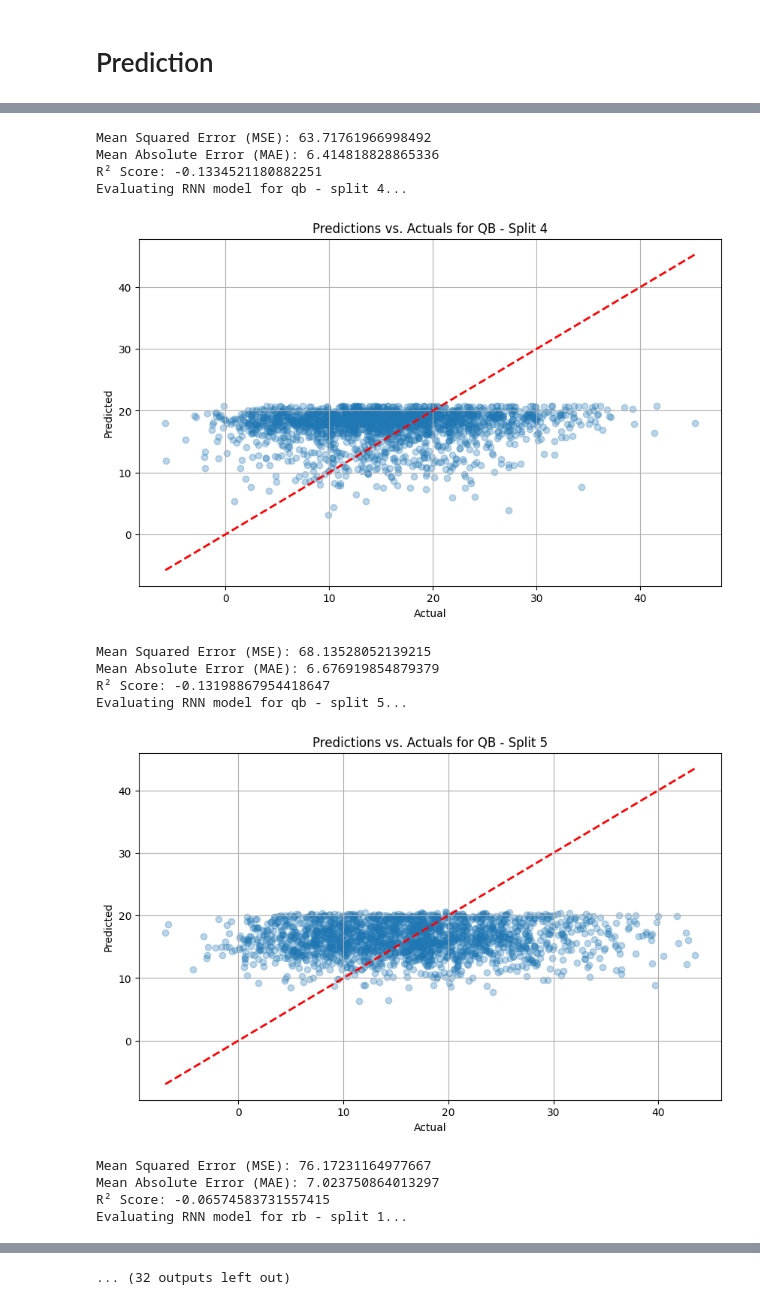
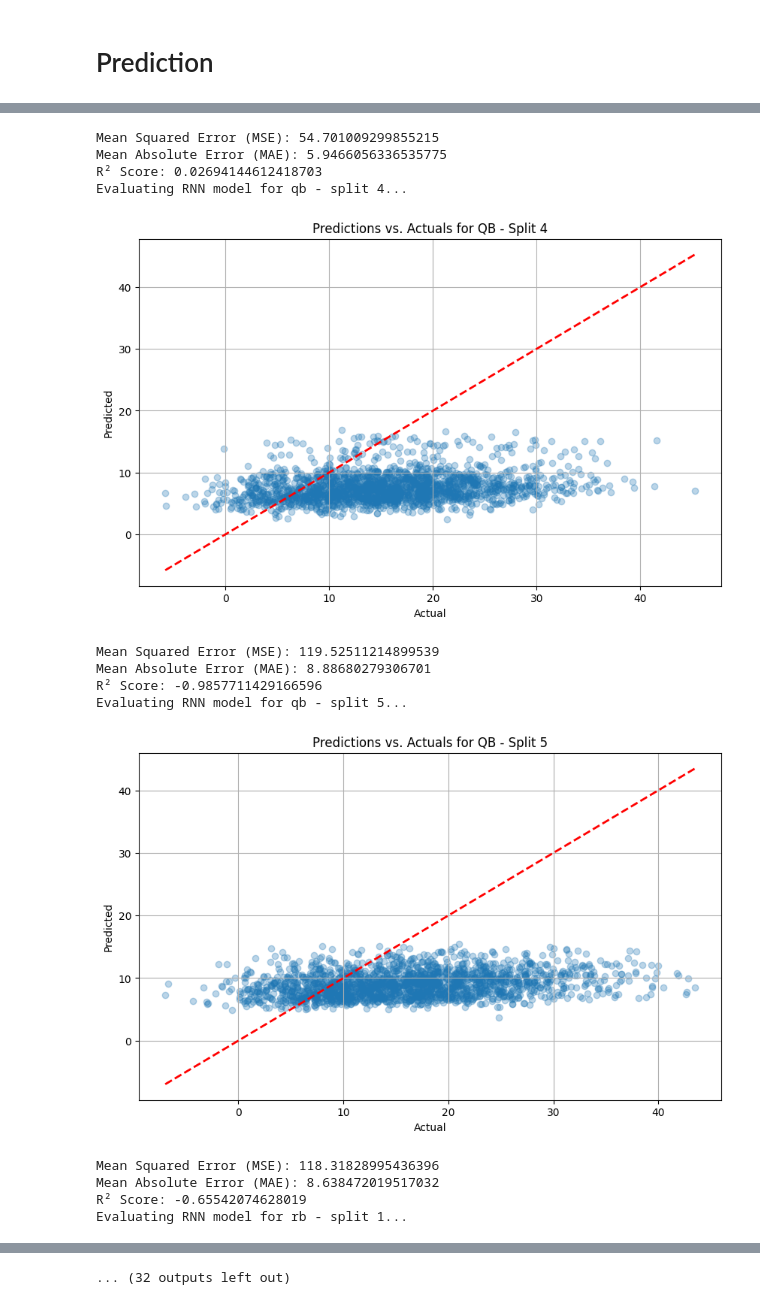
Before and after one commit to calderlen/ff2024, a Jupyter notebook: main.ipynb, the cells around one changed output, grey strips where cells are left out. Cells and saved outputs as stored; diff of their text form; code cells hidden in the pictures.

```diff
--- a/main.ipynb
+++ b/main.ipynb
@@ -368,7 +364,7 @@ for key, datasets in normalized_datasets.items():
 # %% [markdown]
 ### LSTM Model
 # %%
-def create_rnn_model(input_shape, units=50, num_lstm_layers=1, activation='tanh', recurrent_activation='sigmoid',
+def create_lstm_model(input_shape, units=50, num_lstm_layers=1, activation='tanh', recurrent_activation='sigmoid',
                      use_bias=True, kernel_initializer='glorot_uniform', recurrent_initializer='orthogonal',
                      bias_initializer='zeros', unit_forget_bias=True, kernel_regularizer=None,
                      recurrent_regularizer=None, bias_regularizer=None, activity_regularizer=None,
@@ -470,7 +466,7 @@ def create_rnn_model(input_shape, units=50, num_lstm_layers=1, activation='tanh'
 # %%
 def build_gru_model(
     input_shape,
-    units,
+    units=64,
     activation="tanh",
     recurrent_activation="sigmoid",
     use_bias=True,
@@ -493,7 +489,6 @@ def build_gru_model(
     stateful=False,
     unroll=False,
     reset_after=True,
-    use_cudnn="auto",
     **kwargs
 ):
     model = Sequential()
@@ -522,7 +517,6 @@ def build_gru_model(
         stateful=stateful,
         unroll=unroll,
         reset_after=reset_after,
-        use_cudnn=use_cudnn,
         input_shape=input_shape,
         **kwargs
     ))
@@ -543,4 +537,7 @@ def build_gru_model(
     # Example: Add a final output layer (regression case)
     model.add(Dense(units=1, activation='linear'))
 
+
+    model.compile(optimizer=Adam(learning_rate=0.001), loss='mse', metrics=['mae'])
+
     return model
@@ -571,7 +586,7 @@ for key, datasets in normalized_datasets.items():
         input_shape = dataset['X_train'].shape[1:]
 
         # Create the RNN model
-        model = create_rnn_model(input_shape, num_lstm_layers=4)
+        model = create_lstm_model(input_shape, num_lstm_layers=4)
 
         # Train the model
         model.fit(
@@ -585,6 +600,6 @@ for key, datasets in normalized_datasets.items():
         )
 
         # Store the model
-        rnn_models[key].append(model)
+        rnn_models_lstm[key].append(model)
 # %% [output]
 Training RNN model for qb - split 1...
@@ -682,7 +700,9 @@ for key, datasets in normalized_datasets.items():
         input_shape = dataset['X_train'].shape[1:]
 
         # Create the RNN model
-        model = build_gru_model(input_shape)
+        model = build_gru_model(input_shape
+                                units=512,
+                                )
 
         # Train the model
         model.fit(
@@ -803,7 +841,7 @@ def evaluate_predictions(y_true, y_pred):
     print(f'R² Score: {r2}')
     return mse, mae, r2
 
-for key, predictions in rnn_predictions.items():
+for key, predictions in rnn_predictions_gru.items():
     for i, prediction in enumerate(predictions):
         dataset = normalized_datasets[key][i]
         y_true = dataset['y_test']
@@ -826,7 +864,7 @@ evaluation_results = {
     'te': []
 }
 
-for key, predictions in rnn_predictions.items():
+for key, predictions in rnn_predictions_gru.items():
     for i, prediction in enumerate(predictions):
         dataset = normalized_datasets[key][i]
         y_true = dataset['y_test']
@@ -851,7 +889,7 @@ evaluation_results = {
 }
 
 # Evaluate predictions and store the MSE, MAE, R² score
-for key, predictions in rnn_predictions.items():
+for key, predictions in rnn_predictions_gru.items():
     for i, prediction in enumerate(predictions):
         dataset = normalized_datasets[key][i]
         y_true = dataset['y_test']
@@ -890,14 +928,14 @@ Evaluating RNN model for qb - split 3...
-Mean Squared Error (MSE): 63.71761966998492
-Mean Absolute Error (MAE): 6.414818828865336
-R² Score: -0.1334521180882251
+Mean Squared Error (MSE): 54.701009299855215
+Mean Absolute Error (MAE): 5.9466056336535775
+R² Score: 0.02694144612418703
 Evaluating RNN model for qb - split 4...
-[figure, old version]
+[figure, new version]
-Mean Squared Error (MSE): 68.13528052139215
-Mean Absolute Error (MAE): 6.676919854879379
-R² Score: -0.13198867954418647
+Mean Squared Error (MSE): 119.52511214899539
+Mean Absolute Error (MAE): 8.88680279306701
+R² Score: -0.9857711429166596
 Evaluating RNN model for qb - split 5...
-[figure, old version]
+[figure, new version]
-Mean Squared Error (MSE): 76.17231164977667
-Mean Absolute Error (MAE): 7.023750864013297
-R² Score: -0.06574583731557415
+Mean Squared Error (MSE): 118.31828995436396
+Mean Absolute Error (MAE): 8.638472019517032
+R² Score: -0.65542074628019
 Evaluating RNN model for rb - split 1...
```
Also changed, not shown: parts of 18 cells of this notebook, 1 other file.
